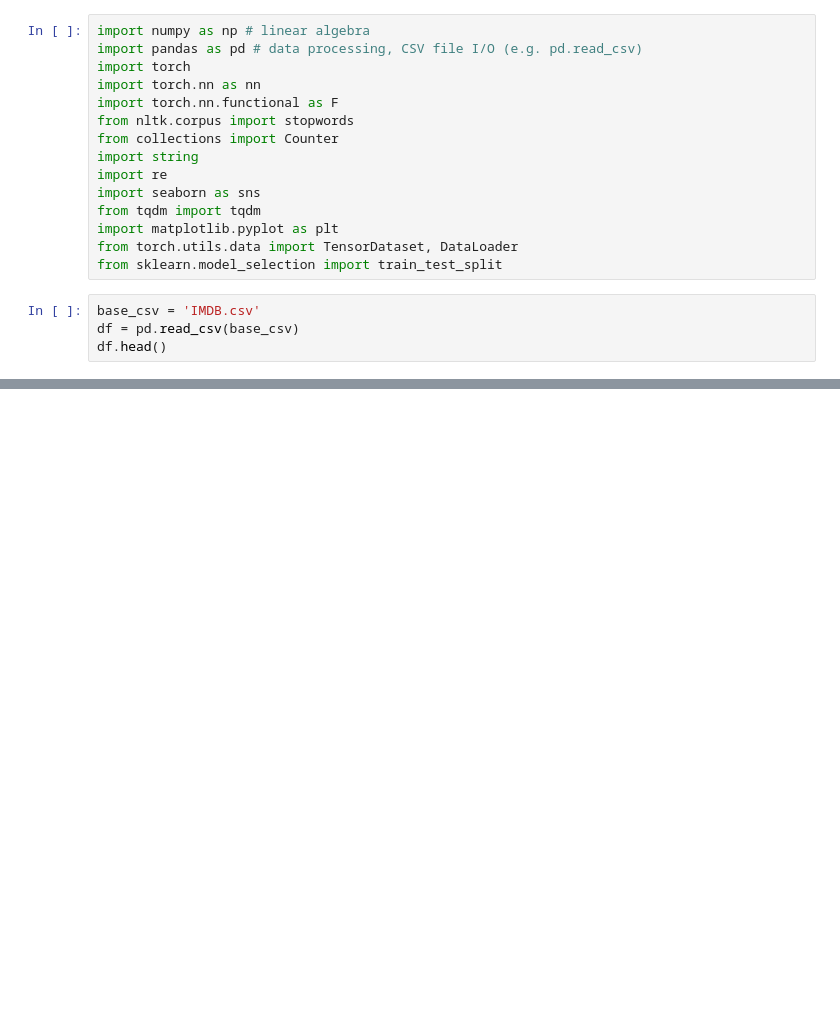
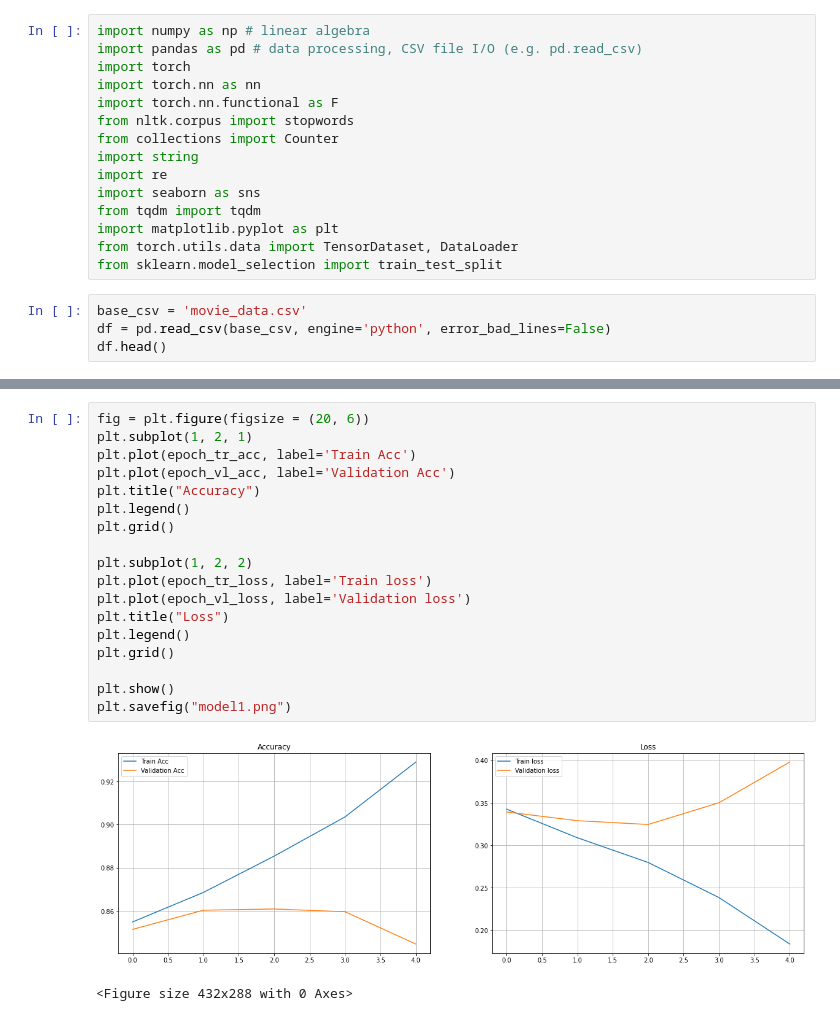
Before and after one commit to ashwinperti/LSTM_phd, a Jupyter notebook: lstm1.ipynb, the cells around one changed output, grey strips where cells are left out. Saved outputs shown, nothing was run; the diff lists cells and outputs as text; blank space fills up the shorter version.

```diff
--- a/lstm1.ipynb
+++ b/lstm1.ipynb
@@ -16,7 +16,7 @@ import matplotlib.pyplot as plt
 from torch.utils.data import TensorDataset, DataLoader
 from sklearn.model_selection import train_test_split
 # %%
-base_csv = 'IMDB.csv'
-df = pd.read_csv(base_csv)
+base_csv = 'movie_data.csv'
+df = pd.read_csv(base_csv, engine='python', error_bad_lines=False)
 df.head()
 # %% [output]
@@ -109,0 +332,21 @@ print('Sample input: \n', sample_y)
+# %%
+fig = plt.figure(figsize = (20, 6))
+plt.subplot(1, 2, 1)
+plt.plot(epoch_tr_acc, label='Train Acc')
+plt.plot(epoch_vl_acc, label='Validation Acc')
+plt.title("Accuracy")
+plt.legend()
+plt.grid()
+
+plt.subplot(1, 2, 2)
+plt.plot(epoch_tr_loss, label='Train loss')
+plt.plot(epoch_vl_loss, label='Validation loss')
+plt.title("Loss")
+plt.legend()
+plt.grid()
+
+plt.show()
+plt.savefig("model1.png")
+# %% [output]
+[figure, added]
+<Figure size 432x288 with 0 Axes>
```
Also changed, not shown: parts of 28 cells of this notebook.
